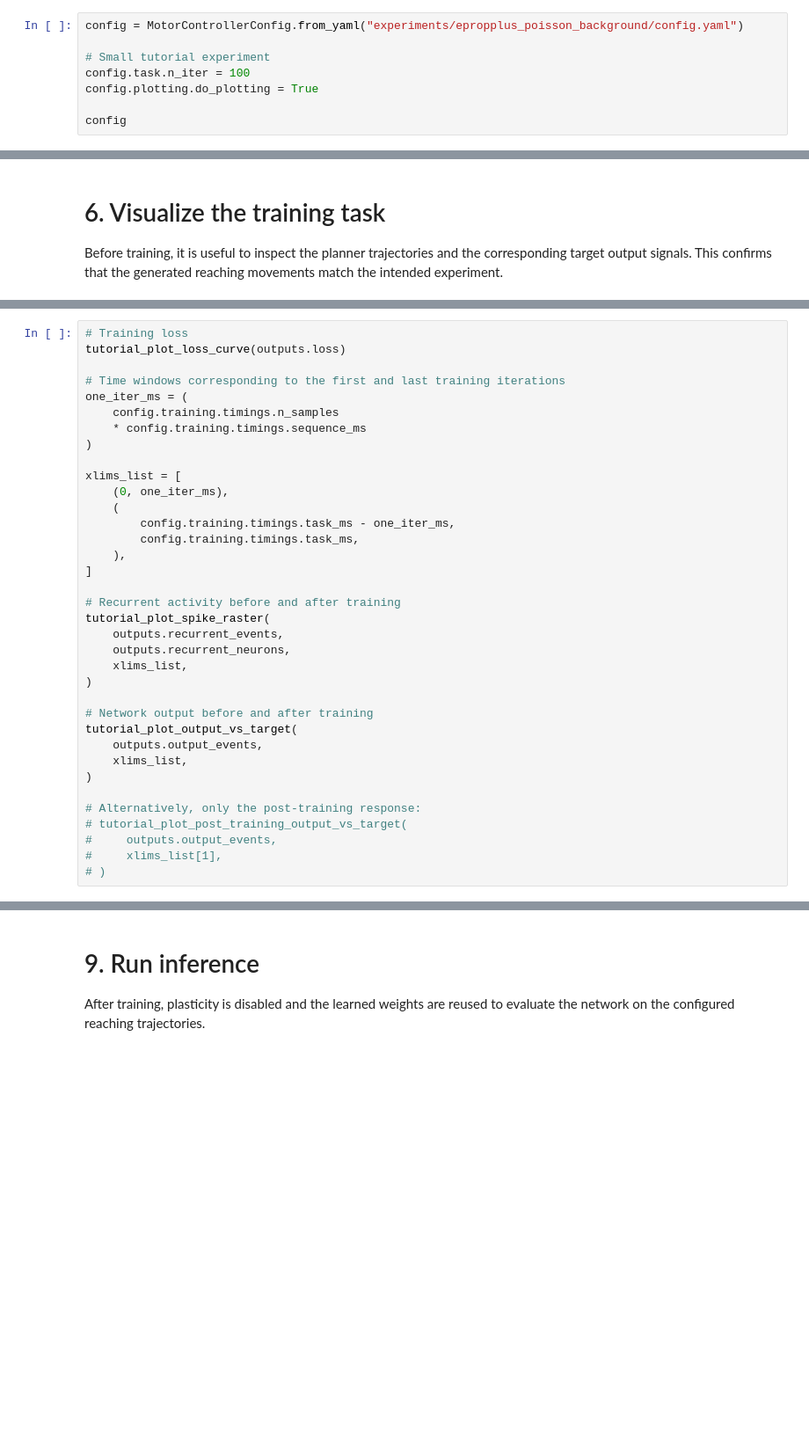
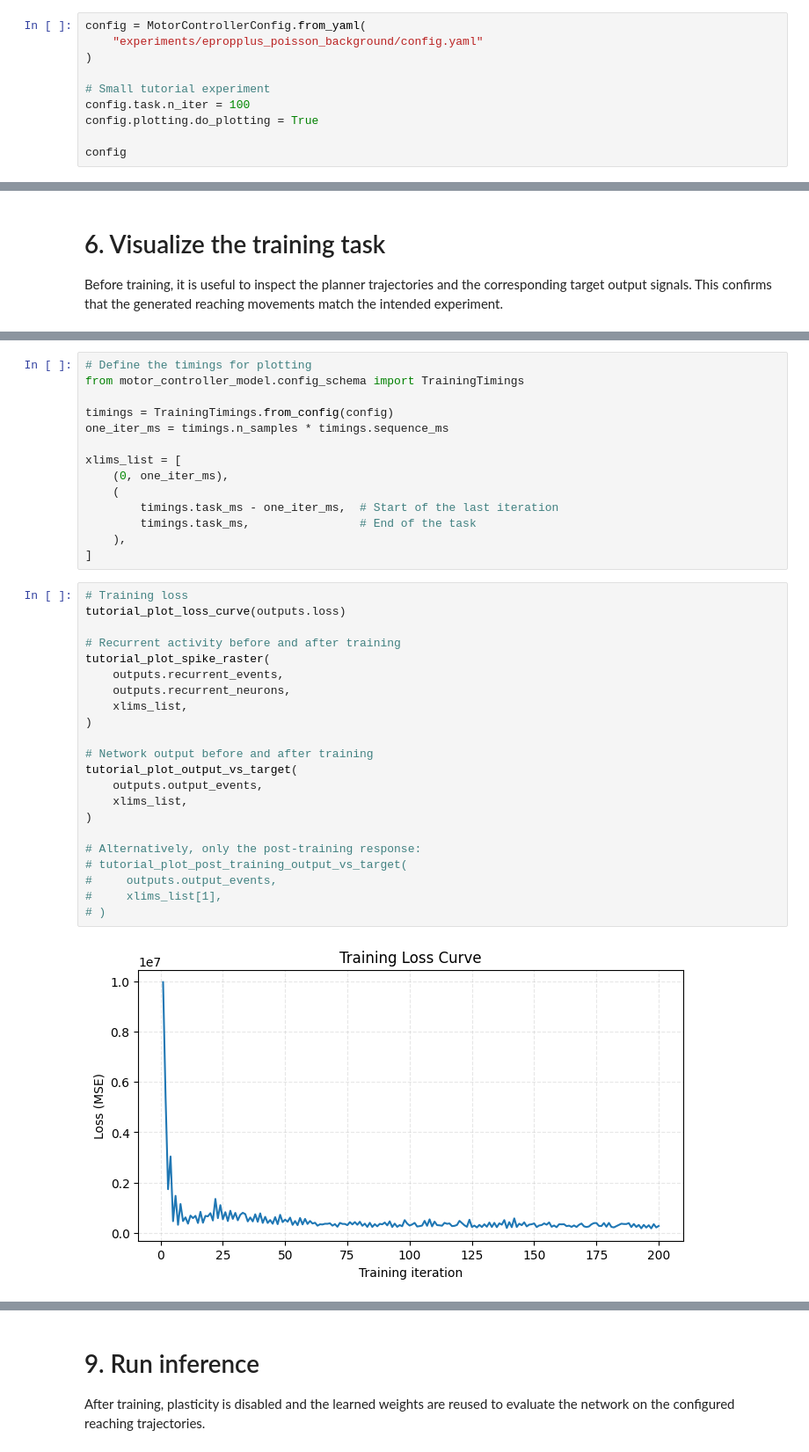
Before and after one commit to near-nes/motor-cortex-eprop, a Jupyter notebook: motor_controller_eprop_tutorial.ipynb, the cells around one changed output, grey strips where cells are left out. Shown at 88% size. Cells and saved outputs as stored; diff of their text form; blank space fills up the shorter version.

Commit message:
fix plot in tutorial notebook

```diff
--- a/motor_controller_eprop_tutorial.ipynb
+++ b/motor_controller_eprop_tutorial.ipynb
@@ -74,7 +88,9 @@ from motor_controller_model.plot_results import (
 
 All experiment parameters are grouped in a single `MotorControllerConfig`. This includes the network architecture, simulation settings, training task, recording options, and plotting configuration.
 # %%
-config = MotorControllerConfig.from_yaml("experiments/epropplus_poisson_background/config.yaml")
+config = MotorControllerConfig.from_yaml(
+    "experiments/epropplus_poisson_background/config.yaml"
+)
 
 # Small tutorial experiment
 config.task.n_iter = 100
@@ -155,39 +193,41 @@ When reviewing them, consider the following questions:
 - Is the recurrent activity stable throughout learning?
 - How do the recurrent and readout weights evolve?
 - Does the learned connectivity appear structured?
+# %%
+# Define the timings for plotting
+from motor_controller_model.config_schema import TrainingTimings
+
+timings = TrainingTimings.from_config(config)
+one_iter_ms = timings.n_samples * timings.sequence_ms
+
+xlims_list = [
+    (0, one_iter_ms),
+    (
+        timings.task_ms - one_iter_ms,	# Start of the last iteration
+        timings.task_ms,				# End of the task
+    ),
+]
 # %%
 # Training loss
 tutorial_plot_loss_curve(outputs.loss)
-
-# Time windows corresponding to the first and last training iterations
-one_iter_ms = (
-    config.training.timings.n_samples
-    * config.training.timings.sequence_ms
-)
-
-xlims_list = [
-    (0, one_iter_ms),
-    (
-        config.training.timings.task_ms - one_iter_ms,
-        config.training.timings.task_ms,
-    ),
-]
 
 # Recurrent activity before and after training
 tutorial_plot_spike_raster(
     outputs.recurrent_events,
     outputs.recurrent_neurons,
     xlims_list,
 )
 
 # Network output before and after training
 tutorial_plot_output_vs_target(
     outputs.output_events,
     xlims_list,
 )
 
 # Alternatively, only the post-training response:
 # tutorial_plot_post_training_output_vs_target(
 #     outputs.output_events,
 #     xlims_list[1],
 # )
+# %% [output]
+[figure, added]
```
Also changed, not shown: parts of 8 cells of this notebook.
